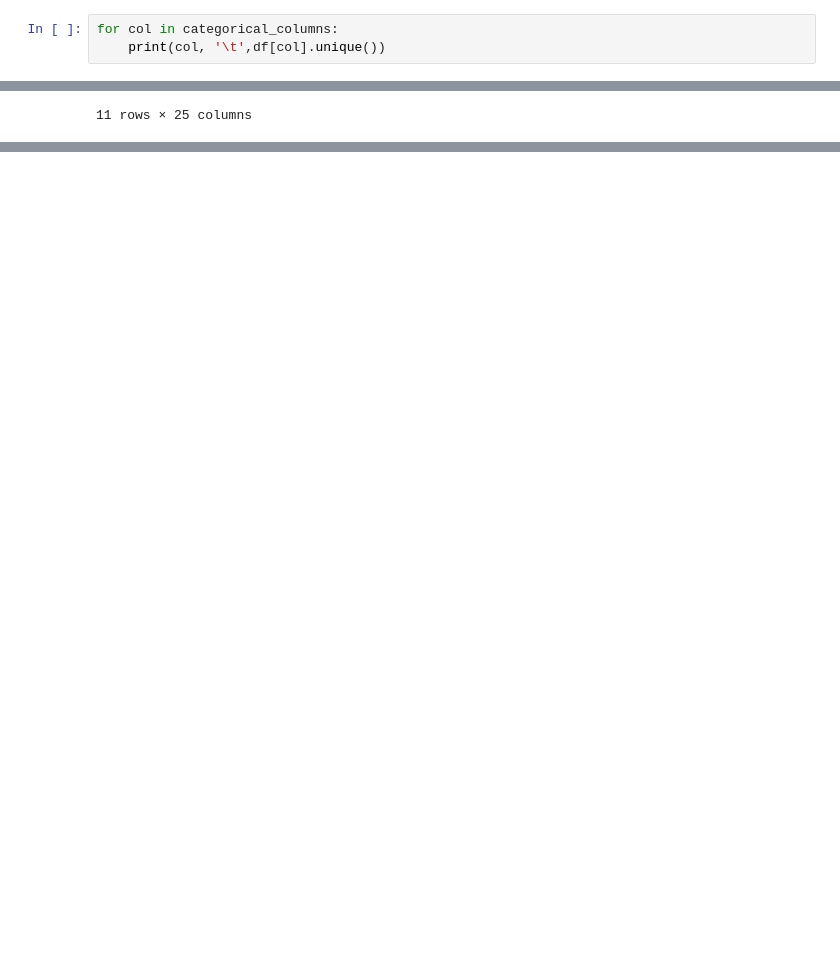
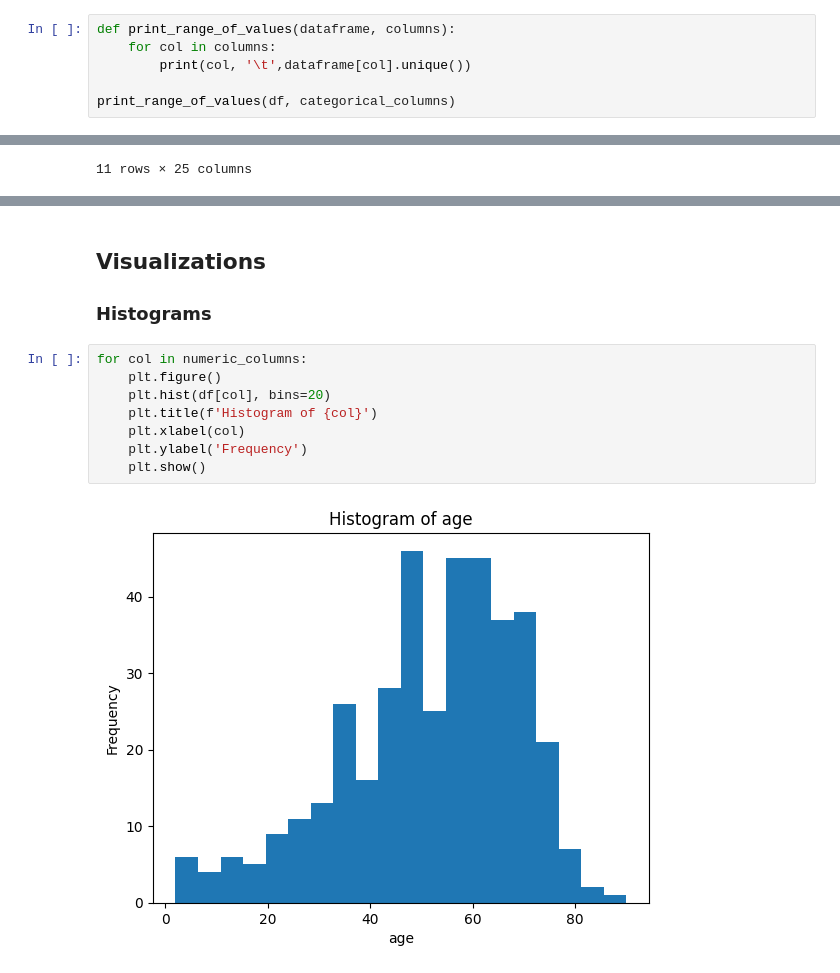
Before and after one commit to luisastue/datascience-ckd, a Jupyter notebook: test.ipynb, the cells around one changed output, grey strips where cells are left out. Cells and saved outputs as stored; diff of their text form; blank space fills up the shorter version.

```diff
--- a/test.ipynb
+++ b/test.ipynb
@@ -110,8 +110,11 @@ df
 # %% [markdown]
 ### None values in categorical attributes
 # %%
-for col in categorical_columns:
-    print(col, '\t',df[col].unique())
+def print_range_of_values(dataframe, columns):
+    for col in columns:
+        print(col, '\t',dataframe[col].unique())
+
+print_range_of_values(df, categorical_columns)
 # %% [output]
 sg       ['1.020' '1.010' '1.005' '1.015' None '1.025']
 al       ['1' '4' '2' '3' '0' None '5']
@@ -167,0 +260,13 @@ df.describe(include='all')
+# %% [markdown]
+## Visualizations
+### Histograms
+# %%
+for col in numeric_columns:
+    plt.figure()
+    plt.hist(df[col], bins=20)
+    plt.title(f'Histogram of {col}')
+    plt.xlabel(col)
+    plt.ylabel('Frequency')
+    plt.show()
+# %% [output]
+[figure, added]
```
Also changed, not shown: parts of 14 cells of this notebook, 4 other files.
